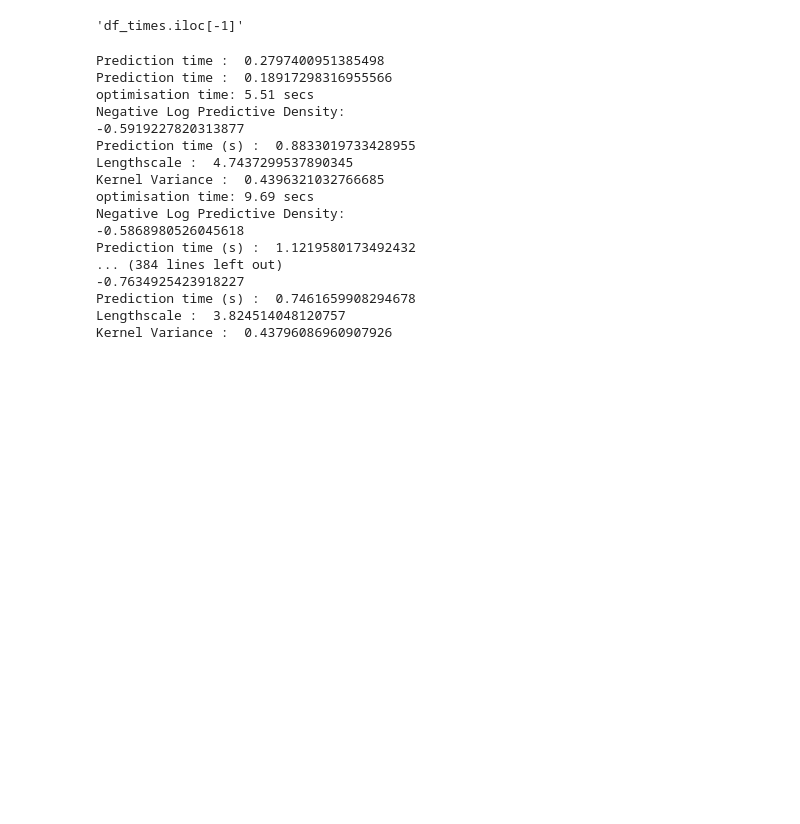
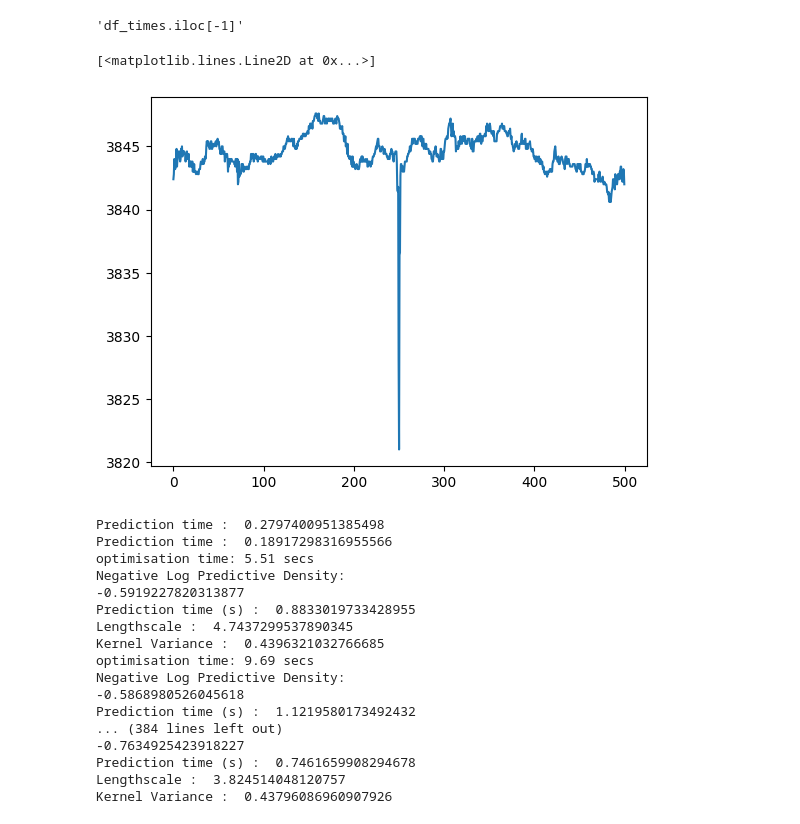
Before and after one commit to williamlaplante/ST-RCGP, a Jupyter notebook: experiments/financial-applications/high-frequeny-data/HFT-index-futures-speed-comp.ipynb, the cells around one changed output. Cells and saved outputs as stored; diff of their text form; code cells hidden in the pictures; blank space fills up the shorter version.

```diff
--- a/experiments/financial-applications/high-frequeny-data/HFT-index-futures-speed-comp.ipynb
+++ b/experiments/financial-applications/high-frequeny-data/HFT-index-futures-speed-comp.ipynb
@@ -404,6 +404,23 @@ plt.xlim(df_times["n_data_pts"].iloc[0]-100, df_times["n_data_pts"].iloc[-1]+100
 """df_times.iloc[-1]"""
 # %% [output]
 'df_times.iloc[-1]'
+# %%
+data = pd.read_csv("../../../data/kaggle_HFT_index_futures.csv")
+true_obs = data["last_price"].to_numpy()[:1000]
+obs = true_obs.copy()
+obs_grid = (np.arange(0, len(obs)) * 0.001 * 500)[:1000]
+
+center_idx = 500
+outliers_idx = [center_idx + i for i in range(-4, 5, 1)]
+
+for i, drop in zip(outliers_idx, [0.9995, 0.9994, 0.9992, 0.996, 0.994, 0.998, 0.998, 0.9998]):
+    drop += np.random.normal(0, 0.0001)
+    obs[i] = obs[i]*drop
+# %%
+plt.plot(obs_grid, obs)
+# %% [output]
+[<matplotlib.lines.Line2D at 0x...>]
+[figure, added]
 # %%
 def compute_means(seed=0):
     np.random.seed(seed)
```
Also changed, not shown: 10 other files.
